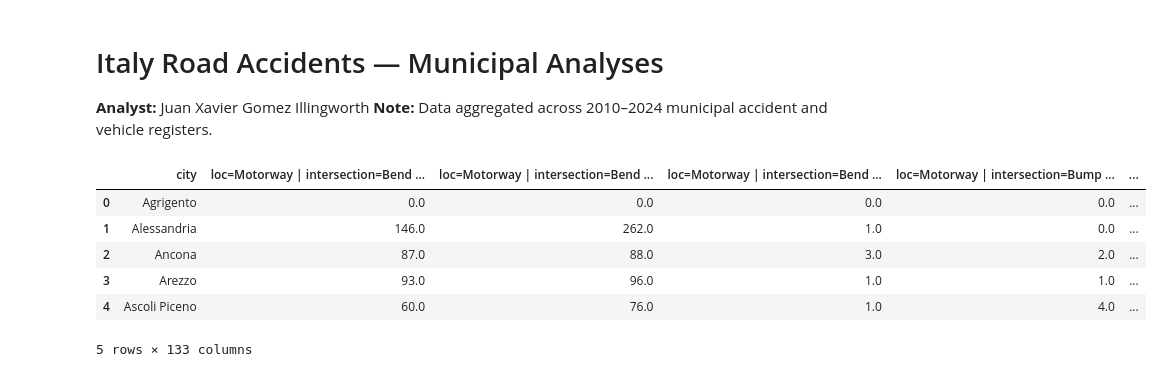
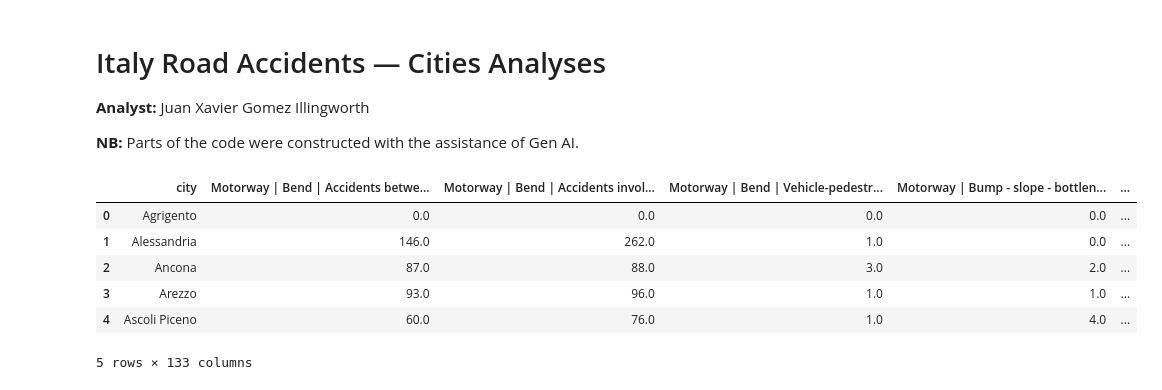
Before and after one commit to juanxgi83/juanxgi83.github.io, a Jupyter notebook: jupyter_notebooks/italy_road_accidents_municipalities_analyses.ipynb, the cells around one changed output. Cells and saved outputs as stored; diff of their text form; code cells hidden in the pictures.

```diff
--- a/jupyter_notebooks/italy_road_accidents_municipalities_analyses.ipynb
+++ b/jupyter_notebooks/italy_road_accidents_municipalities_analyses.ipynb
@@ -1,5 +1,6 @@
 # %% [markdown]
-# Italy Road Accidents — Municipal Analyses
+# Italy Road Accidents — Cities Analyses
 **Analyst:** Juan Xavier Gomez Illingworth
-**Note:** Data aggregated across 2010–2024 municipal accident and vehicle registers.
+
+**NB:** Parts of the code were constructed with the assistance of Gen AI.
 # %%
@@ -8,7 +9,7 @@ import pandas as pd
 import numpy as np
 import altair as alt
 # %%
-# Aggregate 15-year municipal accident data and vehicle registry features
+# Aggregate municipal accident records with vehicle registry data into a unified feature matrix
 from pathlib import Path
 import re
 
@@ -23,6 +24,27 @@ def normalize_city(name: str) -> str:
     s = re.sub(r"\s*-+\s*", "-", s)
     s = re.sub(r"\s+", " ", s)
     return s
+
+def strip_tokens(name: str) -> str:
+    if not isinstance(name, str):
+        return name
+    cleaned = name.replace("_15y", "")
+    cleaned = cleaned.replace("loc=", "").replace("intersection=", "").replace("type=", "")
+    cleaned = re.sub(r"\s+\|\s+", " | ", cleaned)
+    cleaned = re.sub(r"\s+", " ", cleaned).strip()
+    return cleaned
+
+def prettify_vehicle_col(name: str) -> str:
+    if not isinstance(name, str):
+        return name
+    is_pct = name.startswith("%")
+    base = name[1:] if is_pct else name
+    if not base.startswith("avg_"):
+        return name
+    base = base[len("avg_"):]
+    words = base.replace("_", " ")
+    words = re.sub(r"\s+", " ", words).strip()
+    return ("pct " + words) if is_pct else ("avg " + words)
 
 data_dir = Path("c:/Users/juanx/Documents/GitHub/juanxgi83.github.io/data")
 city_files = sorted(data_dir.glob("Road accidents with injuries* (cities) (*.csv"))
@@ -87,11 +109,12 @@ cols = list(wide.columns)
 three_dim = [c for c in cols if isinstance(c, str) and c.count(" | ") == 2]
 three_dim_sorted = sorted(three_dim)
 wide = wide[three_dim_sorted]
-wide["city_total_15y"] = wide.sum(axis=1)
-acc_den = wide["city_total_15y"].replace({0: pd.NA})
+wide["city_total"] = wide.sum(axis=1)
+acc_den = wide["city_total"].replace({0: pd.NA})
 wide_pct = wide[three_dim_sorted].div(acc_den, axis=0).fillna(0)
 wide_pct.columns = [f"%{c}" for c in three_dim_sorted]
 wide = pd.concat([wide, wide_pct], axis=1)
+wide = wide.rename(columns={c: strip_tokens(c) for c in wide.columns})
 accidents_city_df = wide.reset_index()
 
 veh_fp = data_dir / "Vehicles - Public automotive register (IT1,41_288_DF_DCIS_VEICOLIPRA_1,1.0) (Level 3).csv"
@@ -120,34 +143,37 @@ def clean_name(name: str) -> str:
     name = re.sub(r"_+", "_", name).strip("_")
     return name.lower()
 
 veh_avg["vehicle_col"] = veh_avg["vehicle_type"].apply(clean_name)
 veh_wide = veh_avg.pivot(index="city", columns="vehicle_col", values="value").fillna(0)
 veh_wide = veh_wide.rename(columns={c: ("avg_" + c + "_15y") for c in veh_wide.columns})
 for candidate in ["avg_total_15y", "avg_totale_15y", "avg_total_vehicles_15y"]:
     if candidate in veh_wide.columns:
         veh_wide = veh_wide.rename(columns={candidate: "avg_total_vehicles_15y"})
 veh_cols = list(veh_wide.columns)
 non_total = sorted([c for c in veh_cols if c != "avg_total_vehicles_15y"])
 ordered = non_total + (["avg_total_vehicles_15y"] if "avg_total_vehicles_15y" in veh_cols else [])
 veh_wide = veh_wide[ordered]
 if "avg_total_vehicles_15y" in veh_wide.columns:
     veh_den = veh_wide["avg_total_vehicles_15y"].replace({0: pd.NA})
     veh_pct_cols = [c for c in ordered if c != "avg_total_vehicles_15y"]
     veh_pct = veh_wide[veh_pct_cols].div(veh_den, axis=0).fillna(0)
     veh_pct.columns = [f"%{c}" for c in veh_pct_cols]
     veh_wide = pd.concat([veh_wide, veh_pct], axis=1)
 
+veh_wide = veh_wide.rename(columns=lambda c: strip_tokens(c))
+veh_wide = veh_wide.rename(columns=lambda c: prettify_vehicle_col(c))
+
 combined_df = accidents_city_df.merge(veh_wide, on="city", how="left")
 
 excel_out = data_dir / "municipal_accident_totals_15y.xlsx"
 try:
     combined_df.to_excel(excel_out, index=False)
 except PermissionError:
     pass
 
 combined_df.head()
 # %% [output]
-|  | city | loc=Motorway | intersection=Bend ... | loc=Motorway | intersection=Bend ... | loc=Motorway | intersection=Bend ... | loc=Motorway | intersection=Bump ... | ... |
+|  | city | Motorway | Bend | Accidents betwe... | Motorway | Bend | Accidents invol... | Motorway | Bend | Vehicle-pedestr... | Motorway | Bump - slope - bottlen... | ... |
 | 0 | Agrigento | 0.0 | 0.0 | 0.0 | 0.0 | ... |
 | 1 | Alessandria | 146.0 | 262.0 | 1.0 | 0.0 | ... |
 | 2 | Ancona | 87.0 | 88.0 | 3.0 | 2.0 | ... |
```
Also changed, not shown: parts of 6 cells of this notebook, 8 other files.
